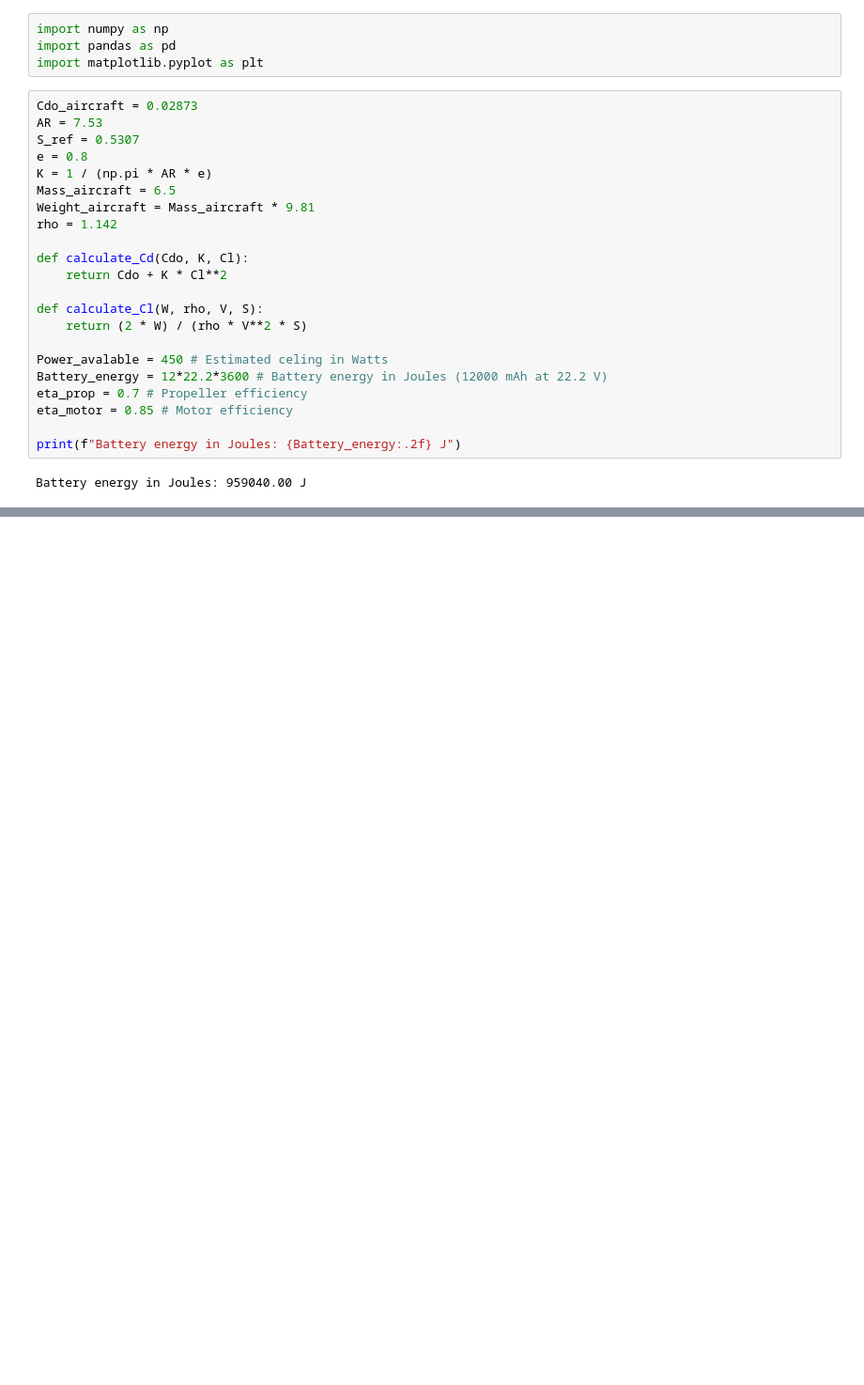
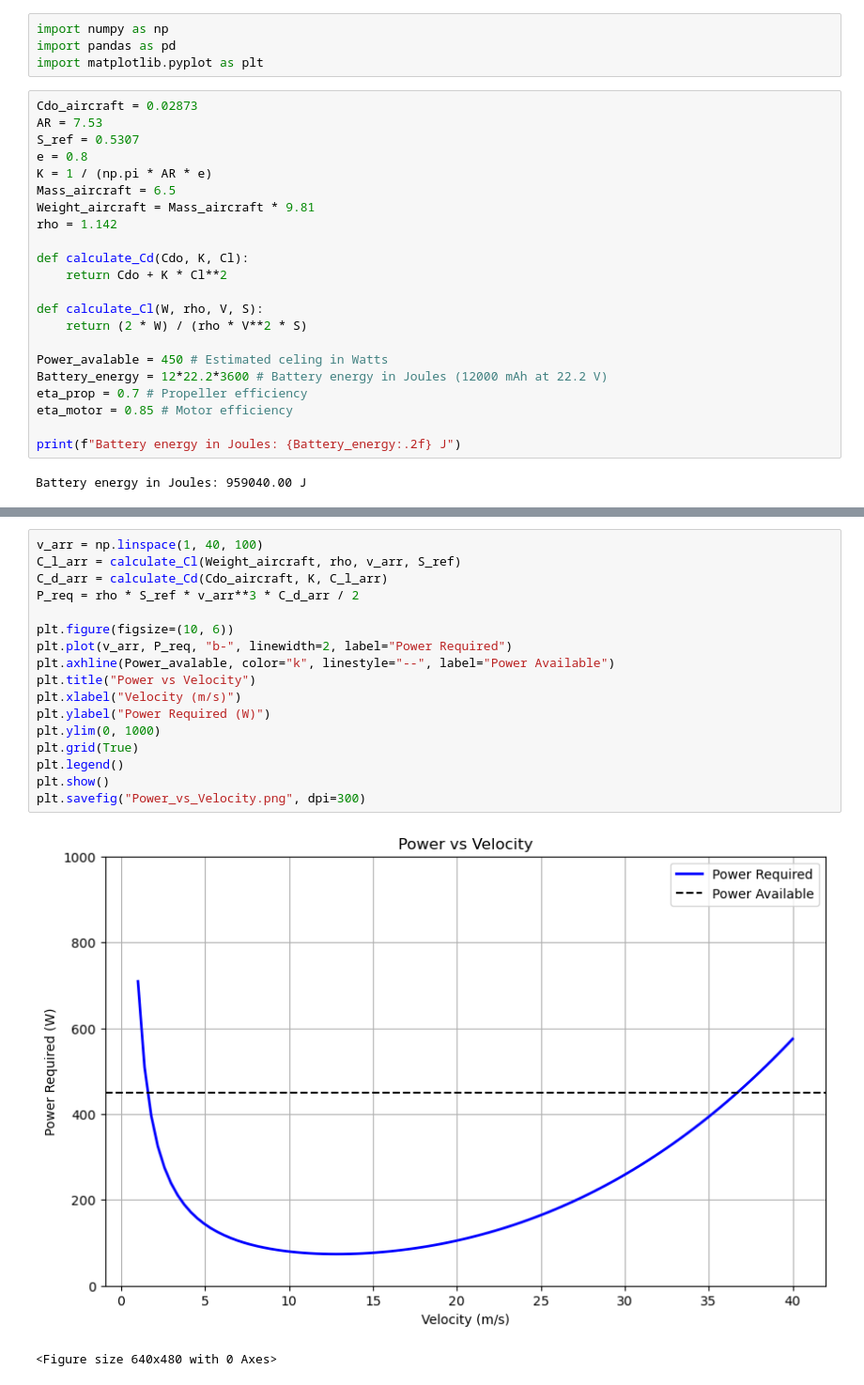
Before and after one commit to abhijeetmangela/skunk_works, a Jupyter notebook: Week_9/Performance_metrics.ipynb, the cells around one changed output, grey strips where cells are left out. Shown at 94% size. Drawn from its saved outputs; the diff is of its cells as text; blank space fills up the shorter version.

```diff
--- a/Week_9/Performance_metrics.ipynb
+++ b/Week_9/Performance_metrics.ipynb
@@ -56 +56,21 @@ Maximum range: 86.70 km
 Maximum endurance: 2.15 hours
+# %%
+v_arr = np.linspace(1, 40, 100)
+C_l_arr = calculate_Cl(Weight_aircraft, rho, v_arr, S_ref)
+C_d_arr = calculate_Cd(Cdo_aircraft, K, C_l_arr)
+P_req = rho * S_ref * v_arr**3 * C_d_arr / 2
+
+plt.figure(figsize=(10, 6))
+plt.plot(v_arr, P_req, "b-", linewidth=2, label="Power Required")
+plt.axhline(Power_avalable, color="k", linestyle="--", label="Power Available")
+plt.title("Power vs Velocity")
+plt.xlabel("Velocity (m/s)")
+plt.ylabel("Power Required (W)")
+plt.ylim(0, 1000)
+plt.grid(True)
+plt.legend()
+plt.show()
+plt.savefig("Power_vs_Velocity.png", dpi=300)
+# %% [output]
+[figure, added]
+<Figure size 640x480 with 0 Axes>
```
Also changed, not shown: parts of 3 cells of this notebook.
